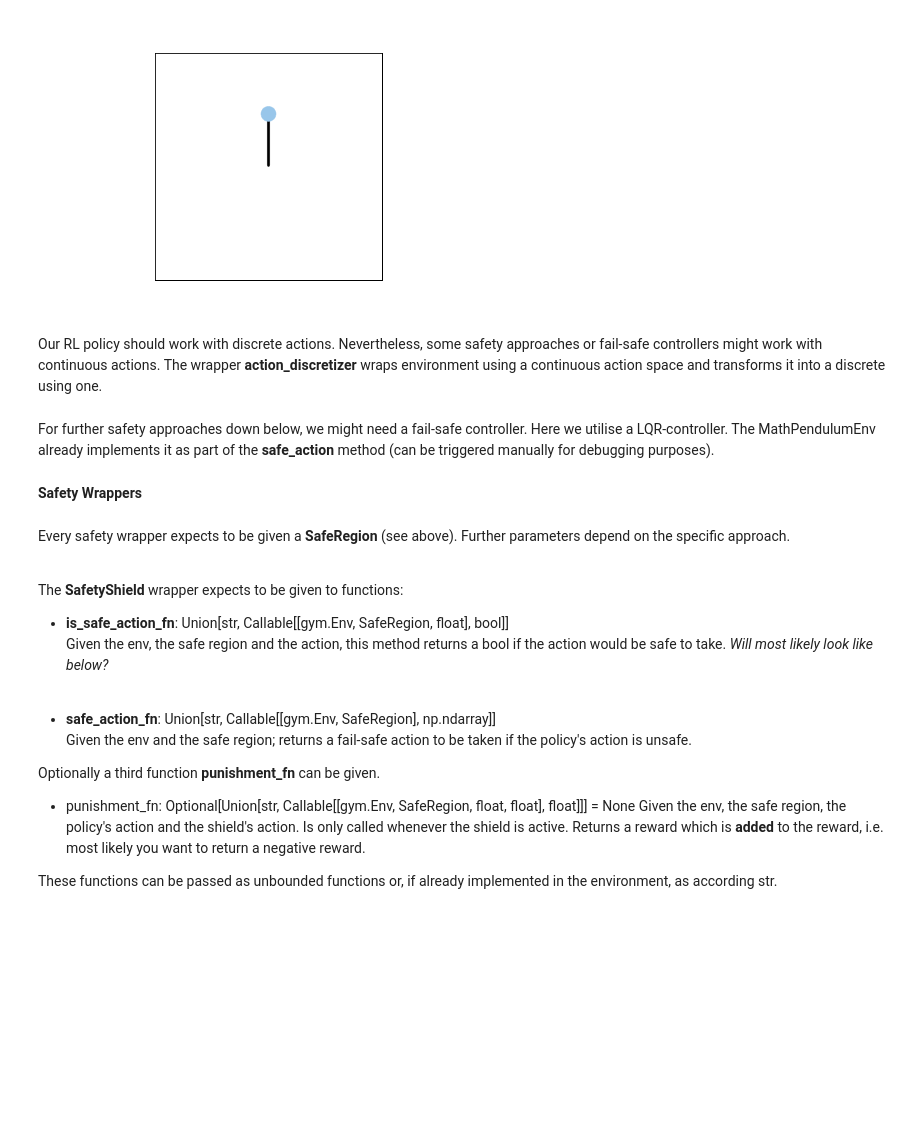
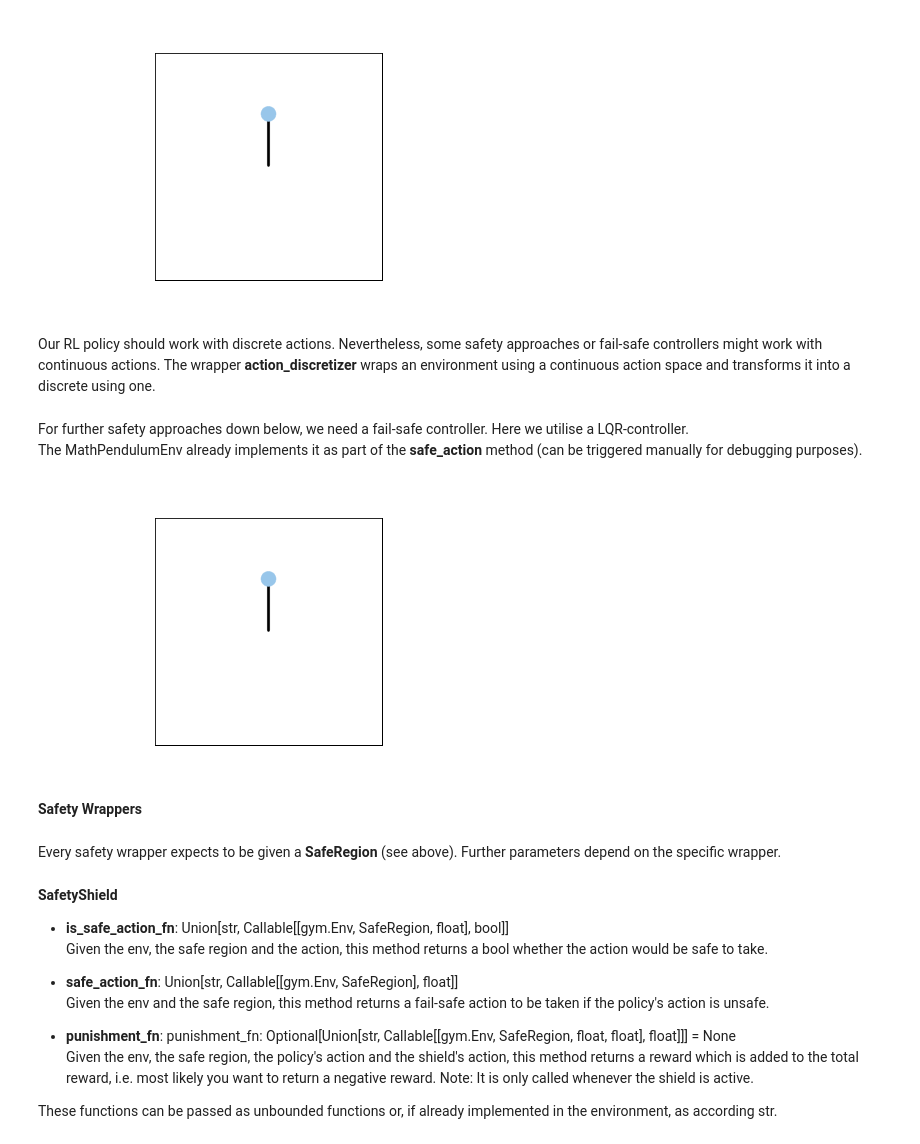
Before and after one commit to MarlonMueller/stable-baselines3-contrib, a Jupyter notebook: thesis/notebook.ipynb, the cells around one changed output. Saved outputs shown, nothing was run; the diff lists cells and outputs as text; code cells hidden in the pictures; blank space fills up the shorter version.

```diff
--- a/thesis/notebook.ipynb
+++ b/thesis/notebook.ipynb
@@ -68,10 +66,10 @@ Image(filename="gifs/animation.gif")
 # %%
-with open('gifs/animation.gif','rb') as f:
+with open('gifs/sample_cont.gif','rb') as f:
     display(Image(data=f.read(), format='png'))
 # %% [output]
 [figure]
 # %% [markdown]
-Our RL policy should work with discrete actions. Nevertheless, some safety approaches or fail-safe controllers might work with continuous actions. The wrapper **action_discretizer** wraps environment using a continuous action space and transforms it into a discrete using one.
+Our RL policy should work with discrete actions. Nevertheless, some safety approaches or fail-safe controllers might work with continuous actions. The wrapper **action_discretizer** wraps an environment using a continuous action space and transforms it into a discrete using one.
 # %%
 from sb3_contrib.common.wrappers.action_discretizer import ActionDiscretizer
 from gym.spaces import Discrete
@@ -87,5 +86,5 @@ env = ActionDiscretizer(
 # %% [markdown]
-For further safety approaches down below, we might need a fail-safe controller. Here we utilise a LQR-controller. The MathPendulumEnv already implements it as part of the **safe_action** method (can be triggered manually for debugging purposes).
+For further safety approaches down below, we need a fail-safe controller. Here we utilise a LQR-controller.<br> The MathPendulumEnv already implements it as part of the **safe_action** method (can be triggered manually for debugging purposes).
 # %%
 # Initialise environment
 env = gym.make('MathPendulum-v0')
@@ -99,20 +103,23 @@ frames = rollout(env, render=True, rgb_array=True, env_safe_action=True, sleep=.
+# %%
+with open('gifs/sample_lqr.gif','rb') as f:
+    display(Image(data=f.read(), format='png'))
+# %% [output]
+[figure, added]
 # %% [markdown]
 **Safety Wrappers**
+# %% [markdown]
+Every safety wrapper expects to be given a **SafeRegion** (see above). Further parameters depend on the specific wrapper.
 # %% [markdown]
-Every safety wrapper expects to be given a **SafeRegion** (see above). Further parameters depend on the specific approach.
-
-<br>The **SafetyShield** wrapper expects to be given to functions:<br>
+**SafetyShield**
 
 - **is_safe_action_fn**: Union[str, Callable[[gym.Env, SafeRegion, float], bool]]<br>
-Given the env, the safe region and the action, this method returns a bool if the action would be safe to take. *Will most likely look like below?*<br><br>
+Given the env, the safe region and the action, this method returns a bool whether the action would be safe to take.<br>
 
-- **safe_action_fn**: Union[str, Callable[[gym.Env, SafeRegion], np.ndarray]]<br>
-Given the env and the safe region; returns a fail-safe action to be taken if the policy's action is unsafe. <br>
+- **safe_action_fn**: Union[str, Callable[[gym.Env, SafeRegion], float]]<br>
+Given the env and the safe region, this method returns a fail-safe action to be taken if the policy's action is unsafe. <br>
 
-Optionally a third function **punishment_fn** can be given.<br>
-
-- punishment_fn: Optional[Union[str, Callable[[gym.Env, SafeRegion, float, float], float]]] = None
-Given the env, the safe region, the policy's action and the shield's action. Is only called whenever the shield is active. Returns a reward which is **added** to the reward, i.e. most likely you want to return a negative reward.
+- **punishment_fn**: punishment_fn: Optional[Union[str, Callable[[gym.Env, SafeRegion, float, float], float]]] = None<br>
+Given the env, the safe region, the policy's action and the shield's action, this method returns a reward which is added to the total reward, i.e. most likely you want to return a negative reward. Note: It is only called whenever the shield is active.
 
 These functions can be passed as unbounded functions or, if already implemented in the environment, as according str.
 # %%
```
Also changed, not shown: parts of 21 cells of this notebook.
